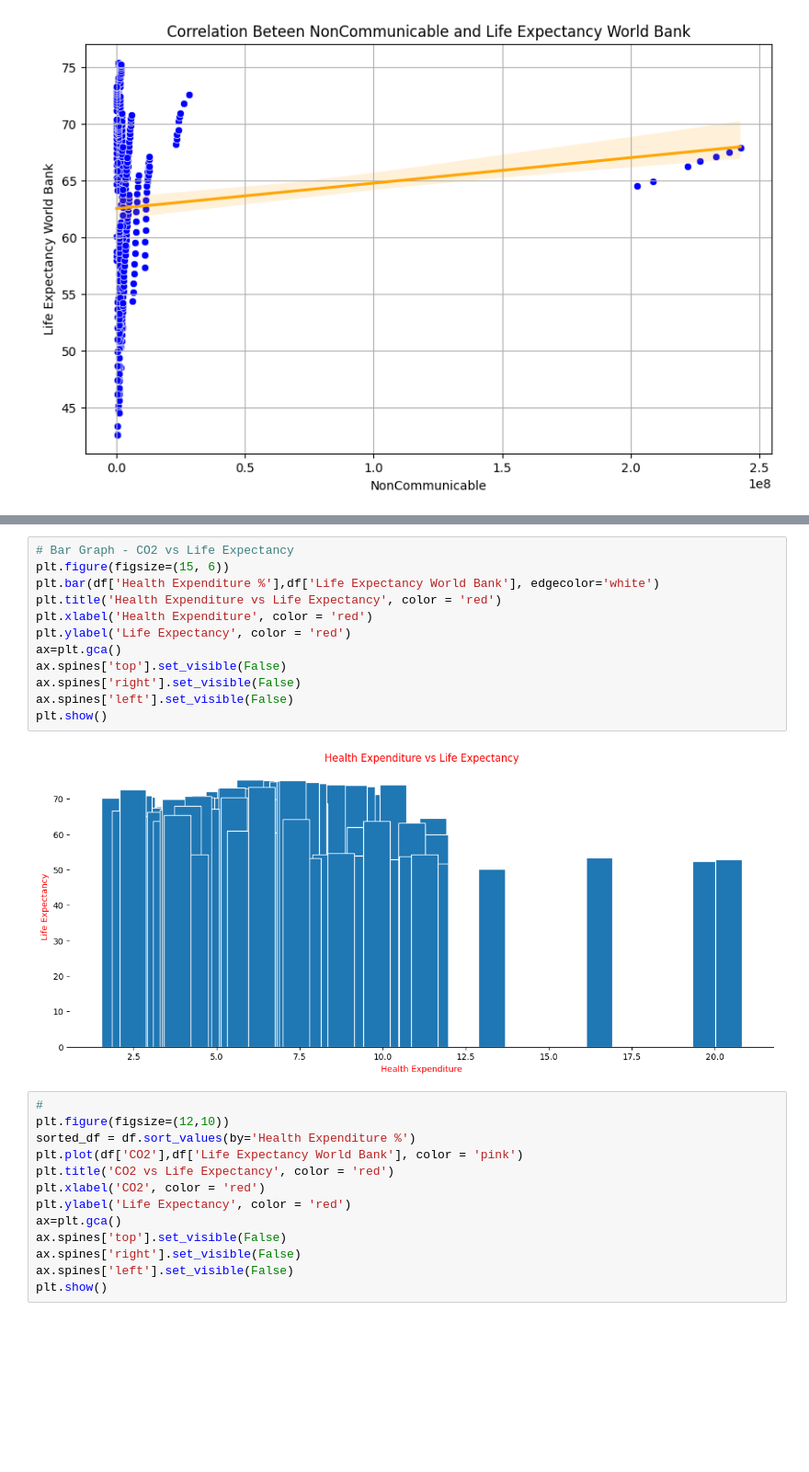
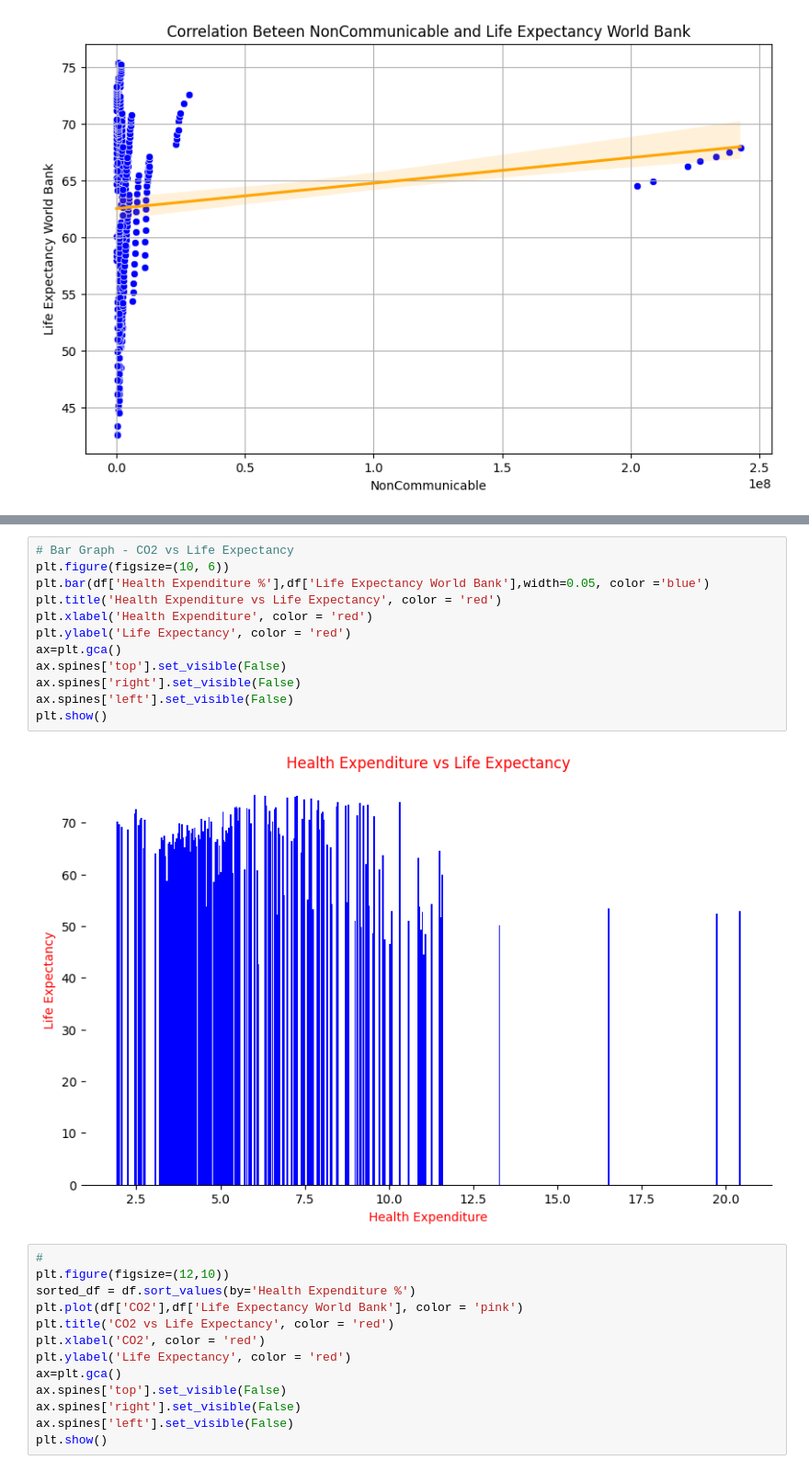
Before and after one commit to adinsa1/Data110, a Jupyter notebook: Assefa_Data110Project2.ipynb, the cells around one changed output, grey strips where cells are left out. Shown at 92% size. Saved outputs shown, nothing was run; the diff lists cells and outputs as text; blank space fills up the shorter version.

```diff
--- a/Assefa_Data110Project2.ipynb
+++ b/Assefa_Data110Project2.ipynb
@@ -227,17 +227,17 @@ plt.show()
 # %%
 # Bar Graph - CO2 vs Life Expectancy
-plt.figure(figsize=(15, 6))
-plt.bar(df['Health Expenditure %'],df['Life Expectancy World Bank'], edgecolor='white')
+plt.figure(figsize=(10, 6))
+plt.bar(df['Health Expenditure %'],df['Life Expectancy World Bank'],width=0.05, color ='blue')
 plt.title('Health Expenditure vs Life Expectancy', color = 'red')
 plt.xlabel('Health Expenditure', color = 'red')
 plt.ylabel('Life Expectancy', color = 'red')
 ax=plt.gca()
 ax.spines['top'].set_visible(False)
 ax.spines['right'].set_visible(False)
 ax.spines['left'].set_visible(False)
 plt.show()
 # %% [output]
-[figure, old version]
+[figure, new version]
 # %%
 #
 plt.figure(figsize=(12,10))
```
Also changed, not shown: parts of 1 cell of this notebook.
